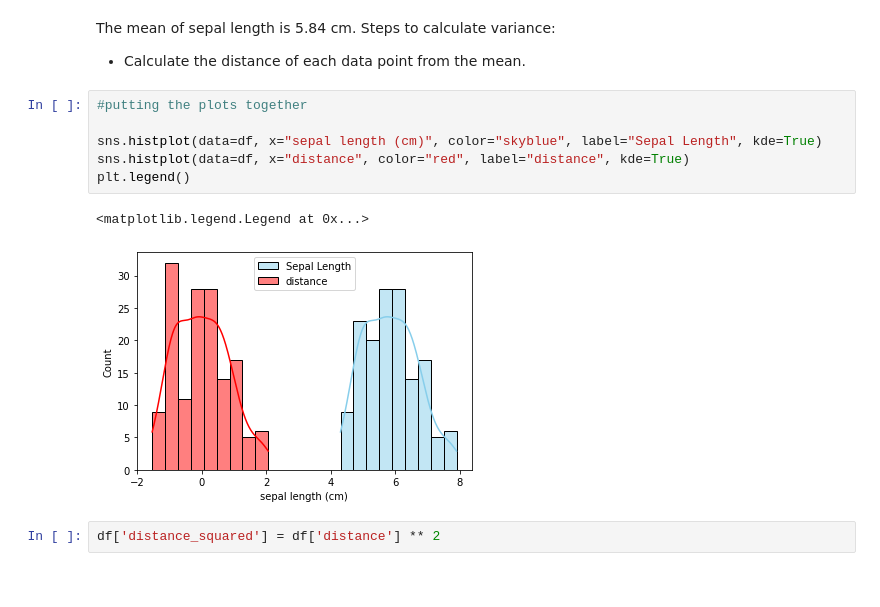
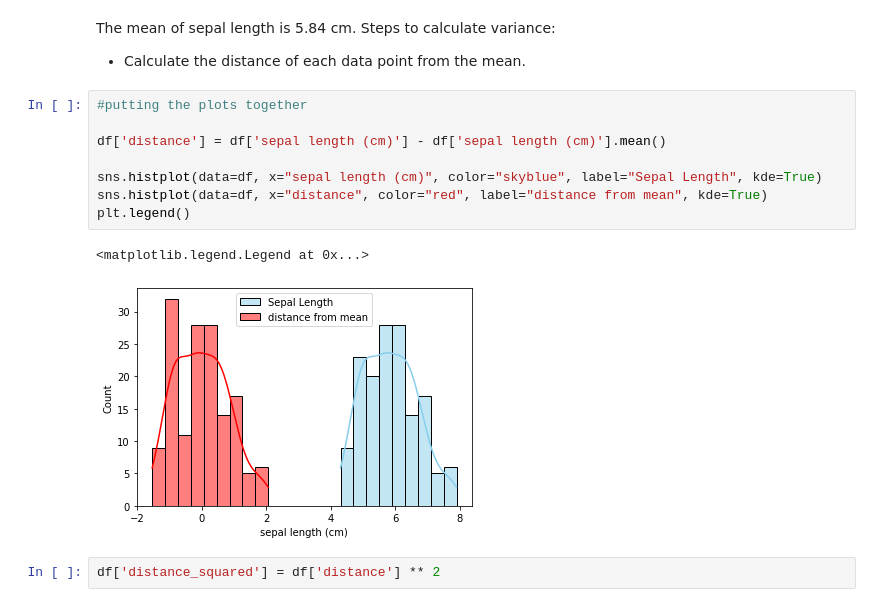
Before and after one commit to eugenebaraka/deep-stats, a Jupyter notebook: variance.ipynb, the cells around one changed output. Drawn from its saved outputs; the diff is of its cells as text.

Commit message:
added images

```diff
--- a/variance.ipynb
+++ b/variance.ipynb
@@ -52,12 +52,14 @@ The mean of sepal length is 5.84 cm. Steps to calculate variance:
 # %%
 #putting the plots together
 
+df['distance'] = df['sepal length (cm)'] - df['sepal length (cm)'].mean()
+
 sns.histplot(data=df, x="sepal length (cm)", color="skyblue", label="Sepal Length", kde=True)
-sns.histplot(data=df, x="distance", color="red", label="distance", kde=True)
+sns.histplot(data=df, x="distance", color="red", label="distance from mean", kde=True)
 plt.legend()
 # %% [output]
 <matplotlib.legend.Legend at 0x...>
-[figure, old version]
+[figure, new version]
 # %%
 df['distance_squared'] = df['distance'] ** 2
 # %%
```
Also changed, not shown: 3 other files.
